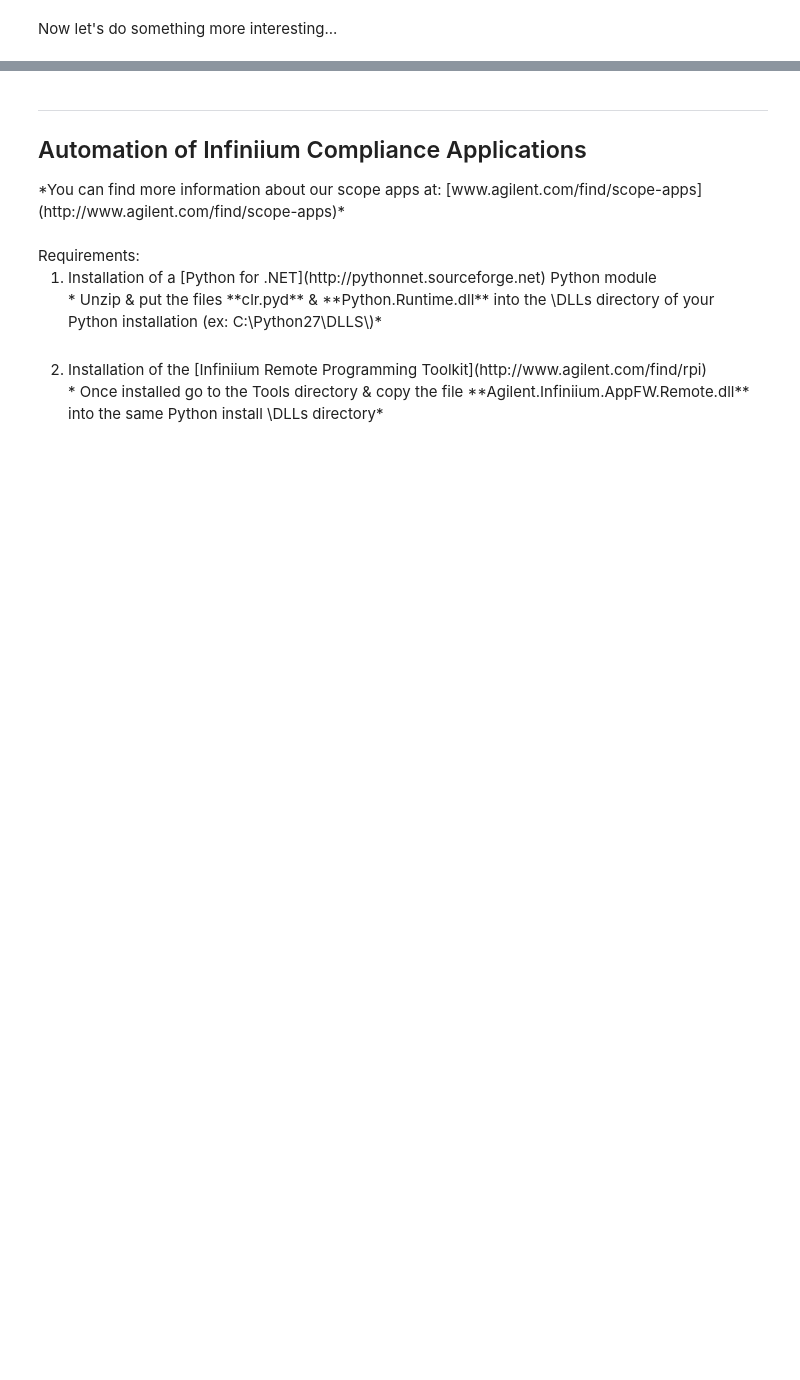
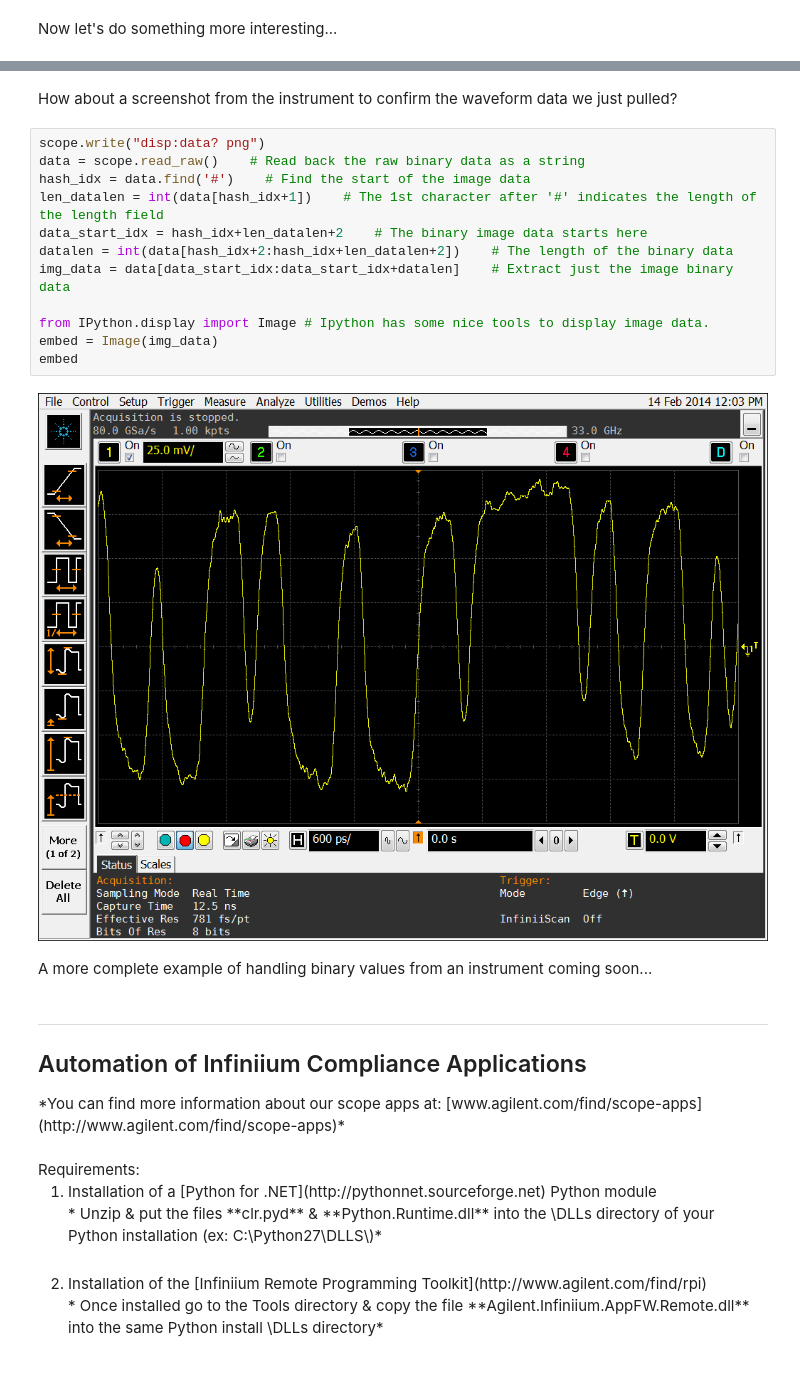
Before and after one commit to FlextronicsZhuhai/Agilent, a Jupyter notebook: Python_Automation/Python_Automation.ipynb, the cells around one changed output, grey strips where cells are left out. Drawn from its saved outputs; the diff is of its cells as text; blank space fills up the shorter version.

Commit message:
Updated Python Automation to include screenshot

```diff
--- a/Python_Automation/Python_Automation.ipynb
+++ b/Python_Automation/Python_Automation.ipynb
@@ -47,3 +51,21 @@ plot(t,wfm) # Plot the waveform vs sample times
+# %% [markdown]
+How about a screenshot from the instrument to confirm the waveform data we just pulled?
+# %%
+scope.write("disp:data? png")
+data = scope.read_raw()    # Read back the raw binary data as a string
+hash_idx = data.find('#')    # Find the start of the image data
+len_datalen = int(data[hash_idx+1])    # The 1st character after '#' indicates the length of the length field
+data_start_idx = hash_idx+len_datalen+2    # The binary image data starts here
+datalen = int(data[hash_idx+2:hash_idx+len_datalen+2])    # The length of the binary data
+img_data = data[data_start_idx:data_start_idx+datalen]    # Extract just the image binary data
+
+from IPython.display import Image # Ipython has some nice tools to display image data.
+embed = Image(img_data)
+embed
+# %% [output]
+[figure, added]
+# %% [markdown]
+A more complete example of handling binary values from an instrument coming soon...
 # %% [markdown]
 <hr>
 <h2><a id="Infiniium_Compliance">Automation of Infiniium Compliance Applications</a></h2>
```
Also changed, not shown: parts of 2 cells of this notebook, 4 other files.
